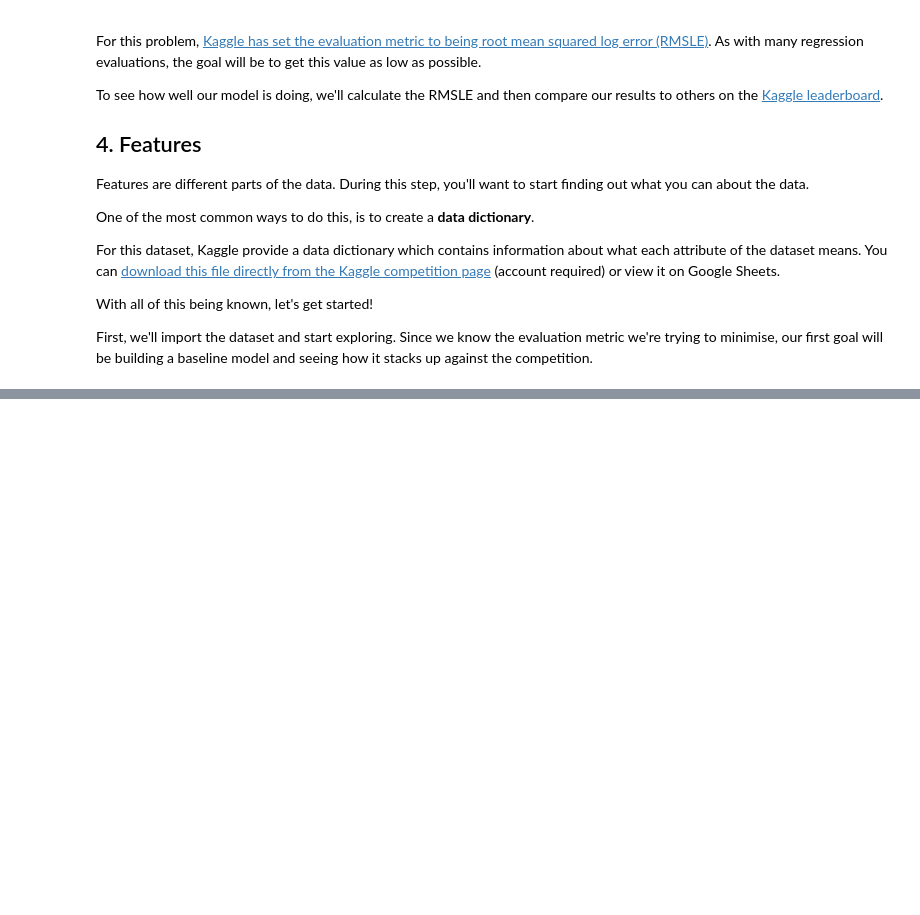
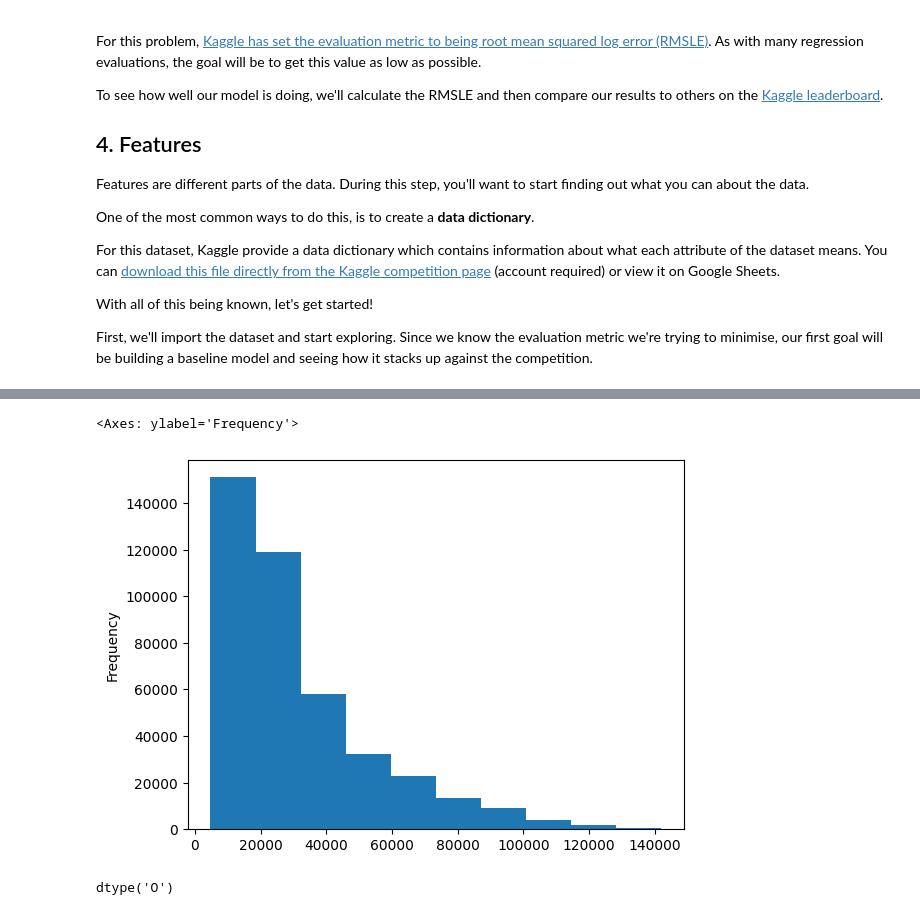
Before and after one commit to seanjiangsh/ztm-ml-ds, a Jupyter notebook: supervised-learning-time-series-data/end-to-end-bulldozer-price-regression.ipynb, the cells around one changed output, grey strips where cells are left out. Drawn from its saved outputs; the diff is of its cells as text; code cells hidden in the pictures; blank space fills up the shorter version.

```diff
--- a/supervised-learning-time-series-data/end-to-end-bulldozer-price-regression.ipynb
+++ b/supervised-learning-time-series-data/end-to-end-bulldozer-price-regression.ipynb
@@ -38,0 +113,10 @@ First, we'll import the dataset and start exploring. Since we know the evaluatio
+# %%
+# Check the sale price distribution
+df.SalePrice.plot.hist()
+# %% [output]
+<Axes: ylabel='Frequency'>
+[figure, added]
+# %%
+df.saledate.dtype
+# %% [output]
+dtype('O')
```
Also changed, not shown: parts of 37 cells of this notebook.
